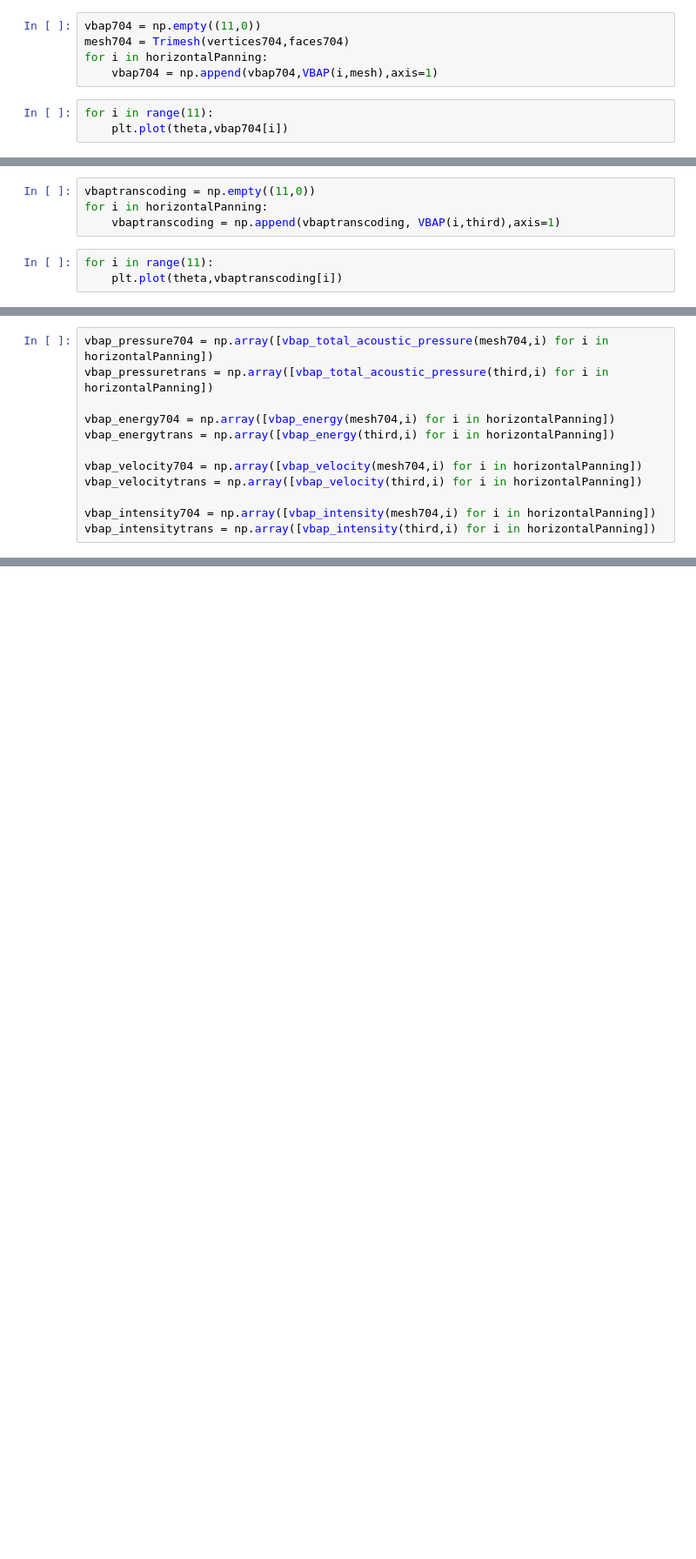
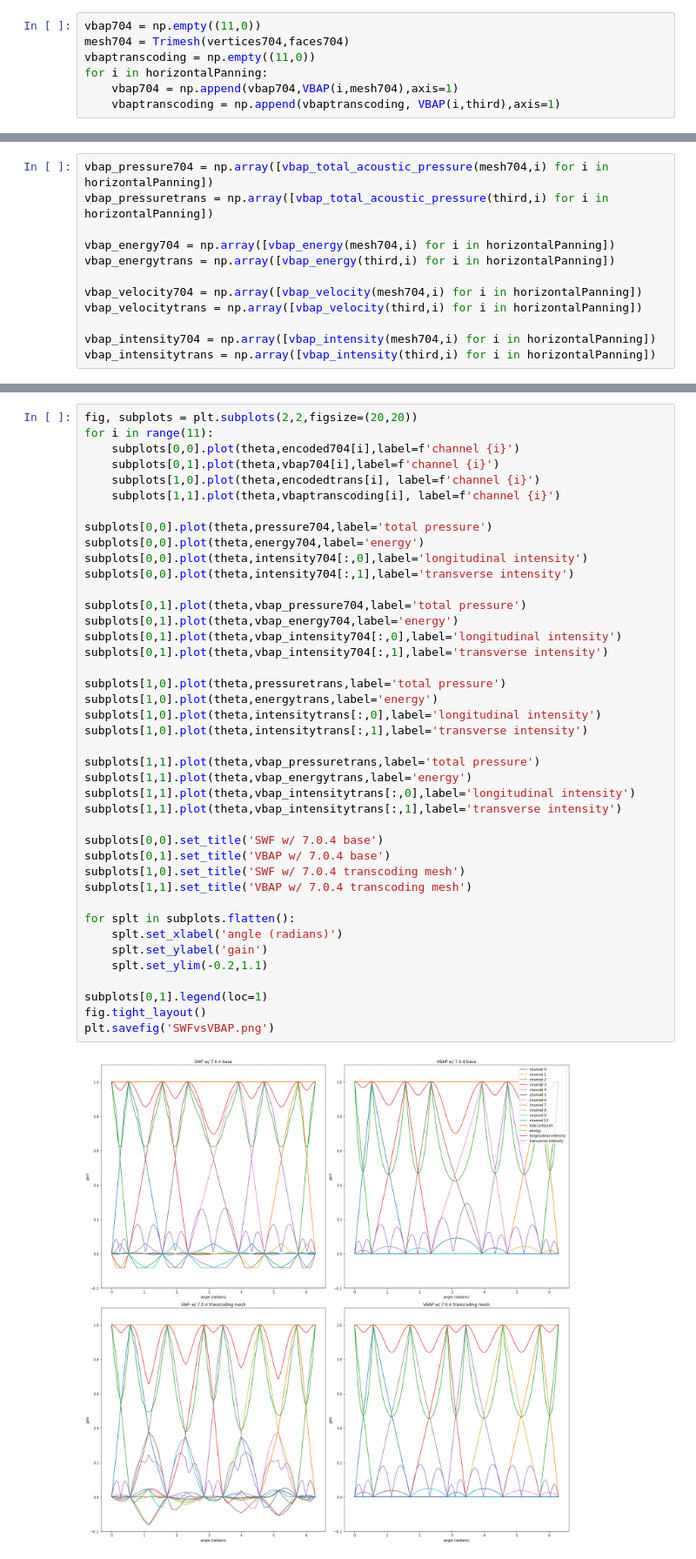
Before and after one commit to SamuelNarvaez/SWF, a Jupyter notebook: Evaluation.ipynb, the cells around one changed output, grey strips where cells are left out. Shown at 87% size. Cells and saved outputs as stored; diff of their text form; blank space fills up the shorter version.

Commit message:
plots

```diff
--- a/Evaluation.ipynb
+++ b/Evaluation.ipynb
@@ -165,8 +118,7 @@ def vbap_intensity(mesh, loc):
 # %%
 vbap704 = np.empty((11,0))
 mesh704 = Trimesh(vertices704,faces704)
+vbaptranscoding = np.empty((11,0))
 for i in horizontalPanning:
-    vbap704 = np.append(vbap704,VBAP(i,mesh),axis=1)
+    vbap704 = np.append(vbap704,VBAP(i,mesh704),axis=1)
+    vbaptranscoding = np.append(vbaptranscoding, VBAP(i,third),axis=1)
-# %%
-for i in range(11):
-    plt.plot(theta,vbap704[i])
@@ -175,7 +124,0 @@ for i in range(11):
-# %%
-vbaptranscoding = np.empty((11,0))
-for i in horizontalPanning:
-    vbaptranscoding = np.append(vbaptranscoding, VBAP(i,third),axis=1)
-# %%
-for i in range(11):
-    plt.plot(theta,vbaptranscoding[i])
@@ -232,0 +137,43 @@ fig.tight_layout()
+# %%
+fig, subplots = plt.subplots(2,2,figsize=(20,20))
+for i in range(11):
+    subplots[0,0].plot(theta,encoded704[i],label=f'channel {i}')
+    subplots[0,1].plot(theta,vbap704[i],label=f'channel {i}')
+    subplots[1,0].plot(theta,encodedtrans[i], label=f'channel {i}')
+    subplots[1,1].plot(theta,vbaptranscoding[i], label=f'channel {i}')
+
+subplots[0,0].plot(theta,pressure704,label='total pressure')
+subplots[0,0].plot(theta,energy704,label='energy')
+subplots[0,0].plot(theta,intensity704[:,0],label='longitudinal intensity')
+subplots[0,0].plot(theta,intensity704[:,1],label='transverse intensity')
+
+subplots[0,1].plot(theta,vbap_pressure704,label='total pressure')
+subplots[0,1].plot(theta,vbap_energy704,label='energy')
+subplots[0,1].plot(theta,vbap_intensity704[:,0],label='longitudinal intensity')
+subplots[0,1].plot(theta,vbap_intensity704[:,1],label='transverse intensity')
+
+subplots[1,0].plot(theta,pressuretrans,label='total pressure')
+subplots[1,0].plot(theta,energytrans,label='energy')
+subplots[1,0].plot(theta,intensitytrans[:,0],label='longitudinal intensity')
+subplots[1,0].plot(theta,intensitytrans[:,1],label='transverse intensity')
+
+subplots[1,1].plot(theta,vbap_pressuretrans,label='total pressure')
+subplots[1,1].plot(theta,vbap_energytrans,label='energy')
+subplots[1,1].plot(theta,vbap_intensitytrans[:,0],label='longitudinal intensity')
+subplots[1,1].plot(theta,vbap_intensitytrans[:,1],label='transverse intensity')
+
+subplots[0,0].set_title('SWF w/ 7.0.4 base')
+subplots[0,1].set_title('VBAP w/ 7.0.4 base')
+subplots[1,0].set_title('SWF w/ 7.0.4 transcoding mesh')
+subplots[1,1].set_title('VBAP w/ 7.0.4 transcoding mesh')
+
+for splt in subplots.flatten():
+    splt.set_xlabel('angle (radians)')
+    splt.set_ylabel('gain')
+    splt.set_ylim(-0.2,1.1)
+
+subplots[0,1].legend(loc=1)
+fig.tight_layout()
+plt.savefig('SWFvsVBAP.png')
+# %% [output]
+[figure, added]
```
Also changed, not shown: parts of 10 cells of this notebook, 4 other files.
